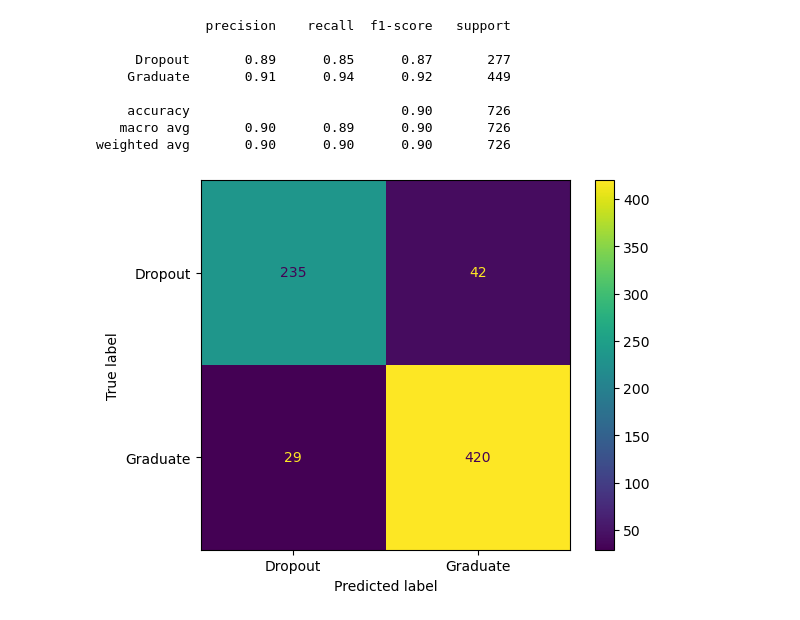
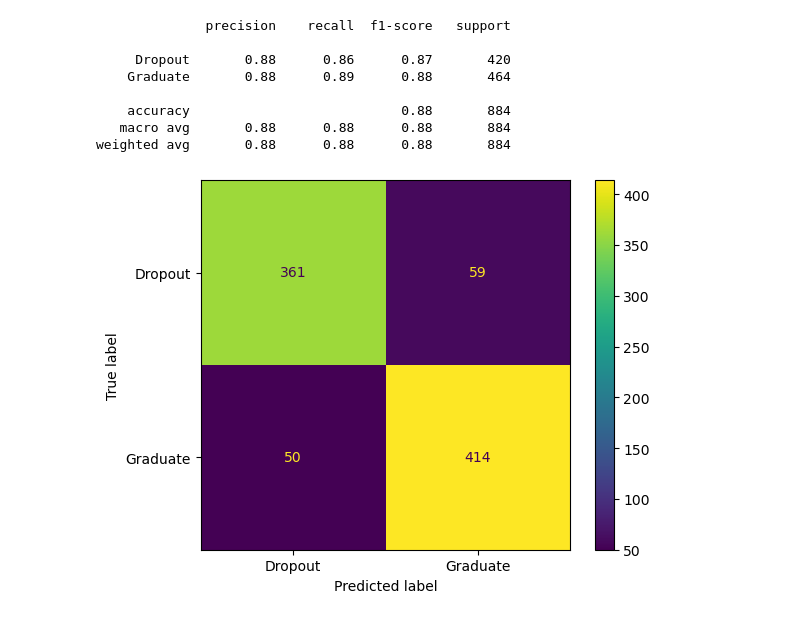
Before and after one commit to erin-le/ecs163-team-10, a Jupyter notebook: ml-models/logreg.ipynb, the cells around one changed output. Cells and saved outputs as stored; diff of their text form; code cells hidden in the pictures.

```diff
--- a/ml-models/logreg.ipynb
+++ b/ml-models/logreg.ipynb
@@ -20,31 +33,35 @@ df = df[df.Target != 'Enrolled']
 # %%
 X = df.drop(columns=['Target'])
 y = df['Target']
 
-# Split the data into training and testing sets
+# Balance the dataset, as there are almost twice as many graduates than drop outs
+ros = RandomOverSampler()
+X, y = ros.fit_resample(X, y)
+
+# Split the data into training and testing sets (80 percent training, 20 percent testing)
 X_train, X_test, y_train, y_test = train_test_split(X, y, test_size=0.2, random_state=42)
 
 # Create a binomial logistic regression model
 logreg = LogisticRegression(solver='lbfgs', max_iter=1000)
 
 # Fit the model on the training data
 logreg.fit(X_train, y_train)
 joblib.dump(logreg, "bi-logistic-reg.pkl")
 # Make predictions on the test data
 predictions = logreg.predict(X_test)
 
 
 print(classification_report(y_test, predictions))
 cm = confusion_matrix(y_test, predictions)
 ConfusionMatrixDisplay(cm,display_labels=logreg.classes_).plot()
 plt.grid(False)
 # %% [output]
               precision    recall  f1-score   support
 
-     Dropout       0.89      0.85      0.87       277
-    Graduate       0.91      0.94      0.92       449
+     Dropout       0.88      0.86      0.87       420
+    Graduate       0.88      0.89      0.88       464
 
-    accuracy                           0.90       726
-   macro avg       0.90      0.89      0.90       726
-weighted avg       0.90      0.90      0.90       726
+    accuracy                           0.88       884
+   macro avg       0.88      0.88      0.88       884
+weighted avg       0.88      0.88      0.88       884
-[figure, old version]
+[figure, new version]
```
Also changed, not shown: parts of 3 cells of this notebook, 1 other file.
